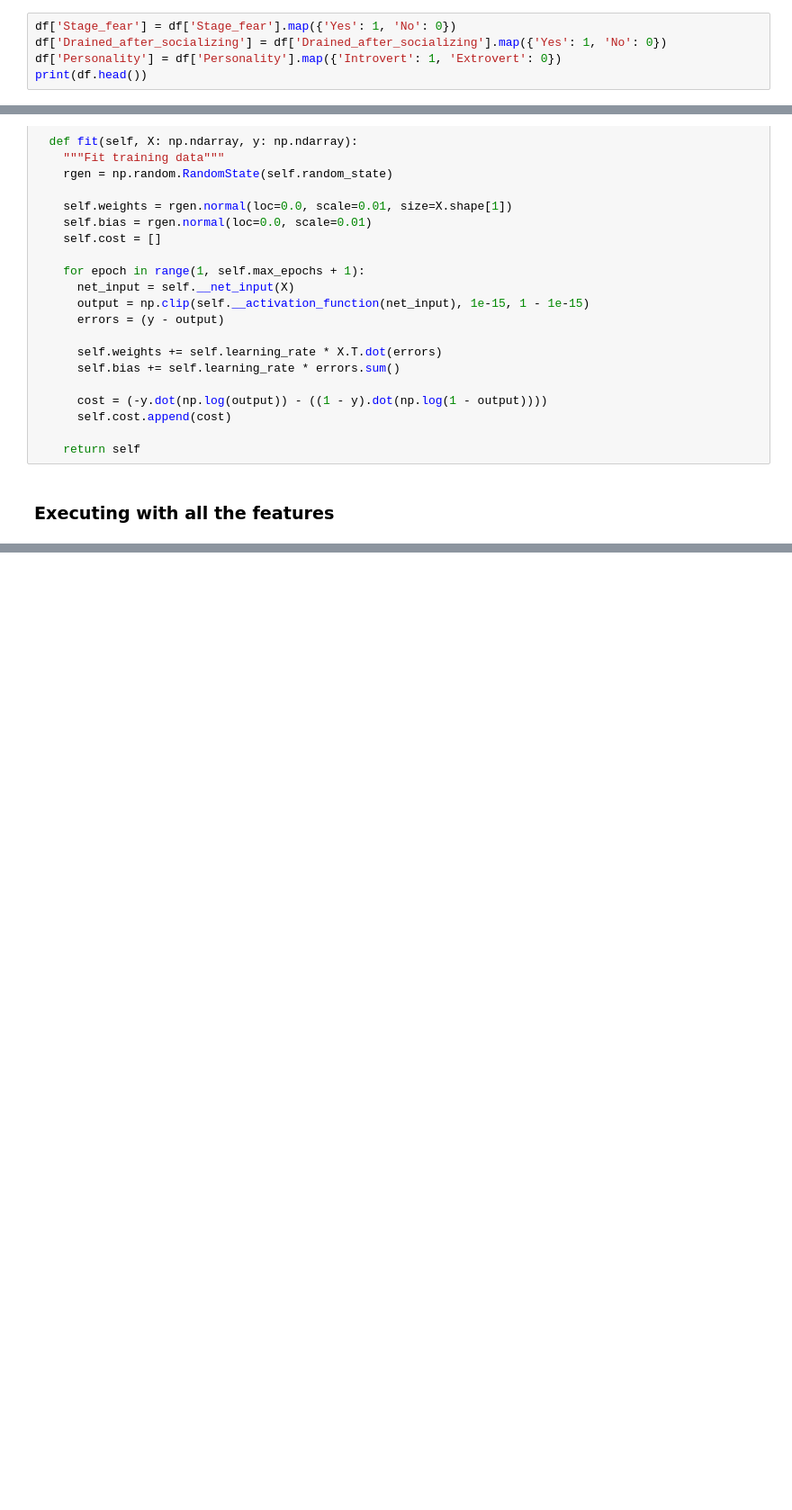
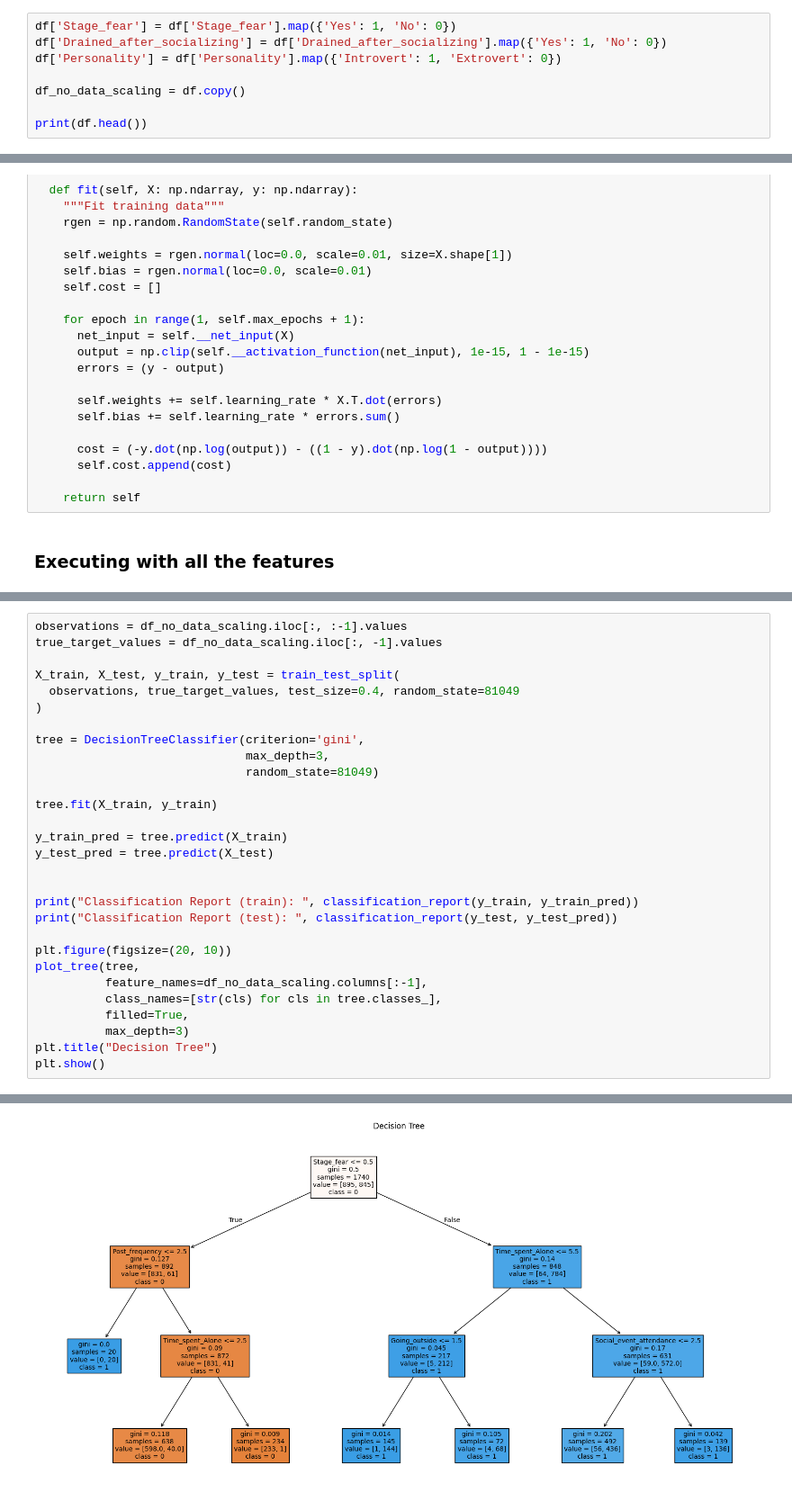
Before and after one commit to AndreyPerunov/Personality-Prediction, a Jupyter notebook: PersonalityPrediction.ipynb, the cells around one changed output, grey strips where cells are left out. Shown at 90% size. Drawn from its saved outputs; the diff is of its cells as text; blank space fills up the shorter version.

```diff
--- a/PersonalityPrediction.ipynb
+++ b/PersonalityPrediction.ipynb
@@ -120,6 +123,9 @@ Value of `1` will represent `'Introvert'` category, while `0` will represent `'E
 df['Stage_fear'] = df['Stage_fear'].map({'Yes': 1, 'No': 0})
 df['Drained_after_socializing'] = df['Drained_after_socializing'].map({'Yes': 1, 'No': 0})
 df['Personality'] = df['Personality'].map({'Introvert': 1, 'Extrovert': 0})
+
+df_no_data_scaling = df.copy()
+
 print(df.head())
 # %% [output]
    Time_spent_Alone  Stage_fear  Social_event_attendance  Going_outside  \
@@ -260,0 +294,30 @@ Bias: -14.912967634522296
+# %%
+observations = df_no_data_scaling.iloc[:, :-1].values
+true_target_values = df_no_data_scaling.iloc[:, -1].values
+
+X_train, X_test, y_train, y_test = train_test_split(
+  observations, true_target_values, test_size=0.4, random_state=81049
+)
+
+tree = DecisionTreeClassifier(criterion='gini',
+                              max_depth=3,
+                              random_state=81049)
+
+tree.fit(X_train, y_train)
+
+y_train_pred = tree.predict(X_train)
+y_test_pred = tree.predict(X_test)
+
+
+print("Classification Report (train): ", classification_report(y_train, y_train_pred))
+print("Classification Report (test): ", classification_report(y_test, y_test_pred))
+
+plt.figure(figsize=(20, 10))
+plot_tree(tree,
+          feature_names=df_no_data_scaling.columns[:-1],
+          class_names=[str(cls) for cls in tree.classes_],
+          filled=True,
+          max_depth=3)
+plt.title("Decision Tree")
+plt.show()
+# %% [output]
@@ -260,0 +341 @@ Bias: -14.912967634522296
+[figure, added]
```
Also changed, not shown: parts of 14 cells of this notebook.
